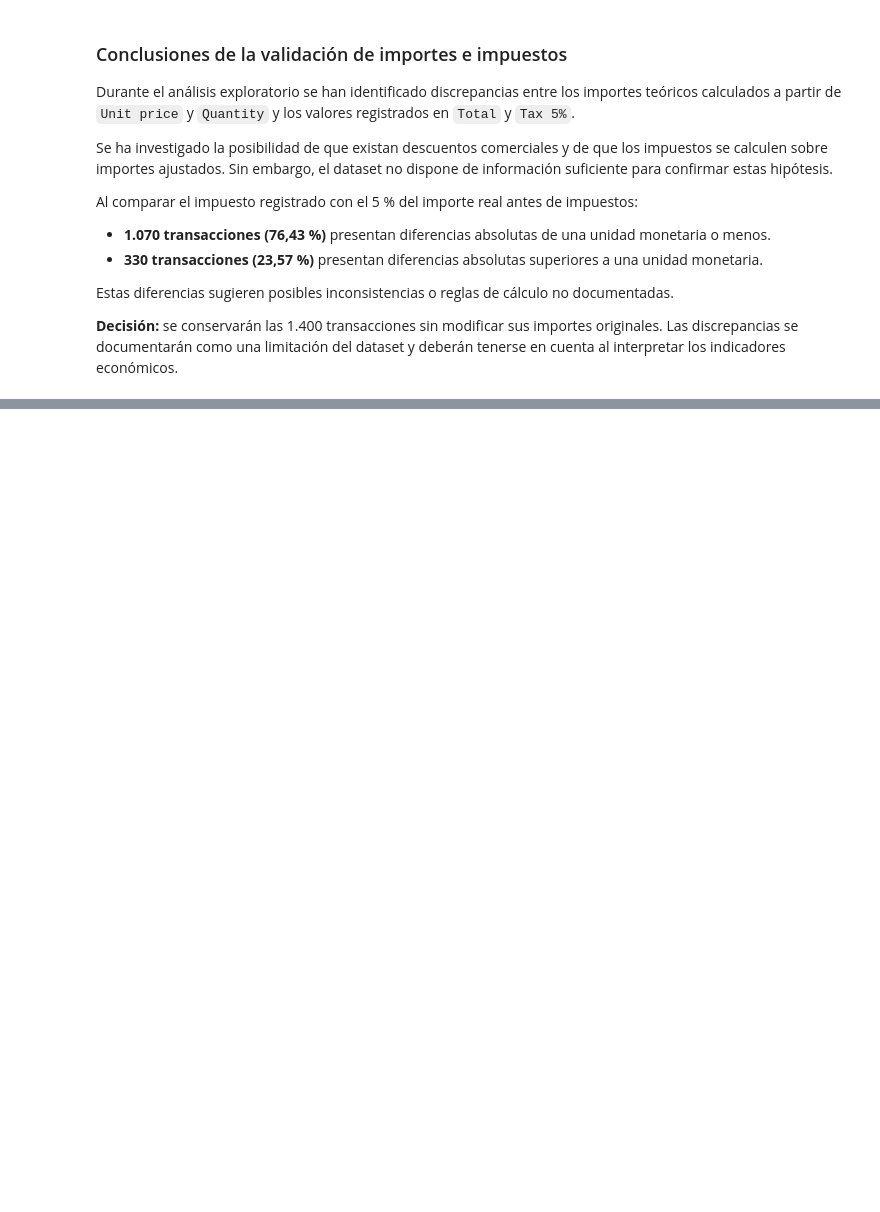
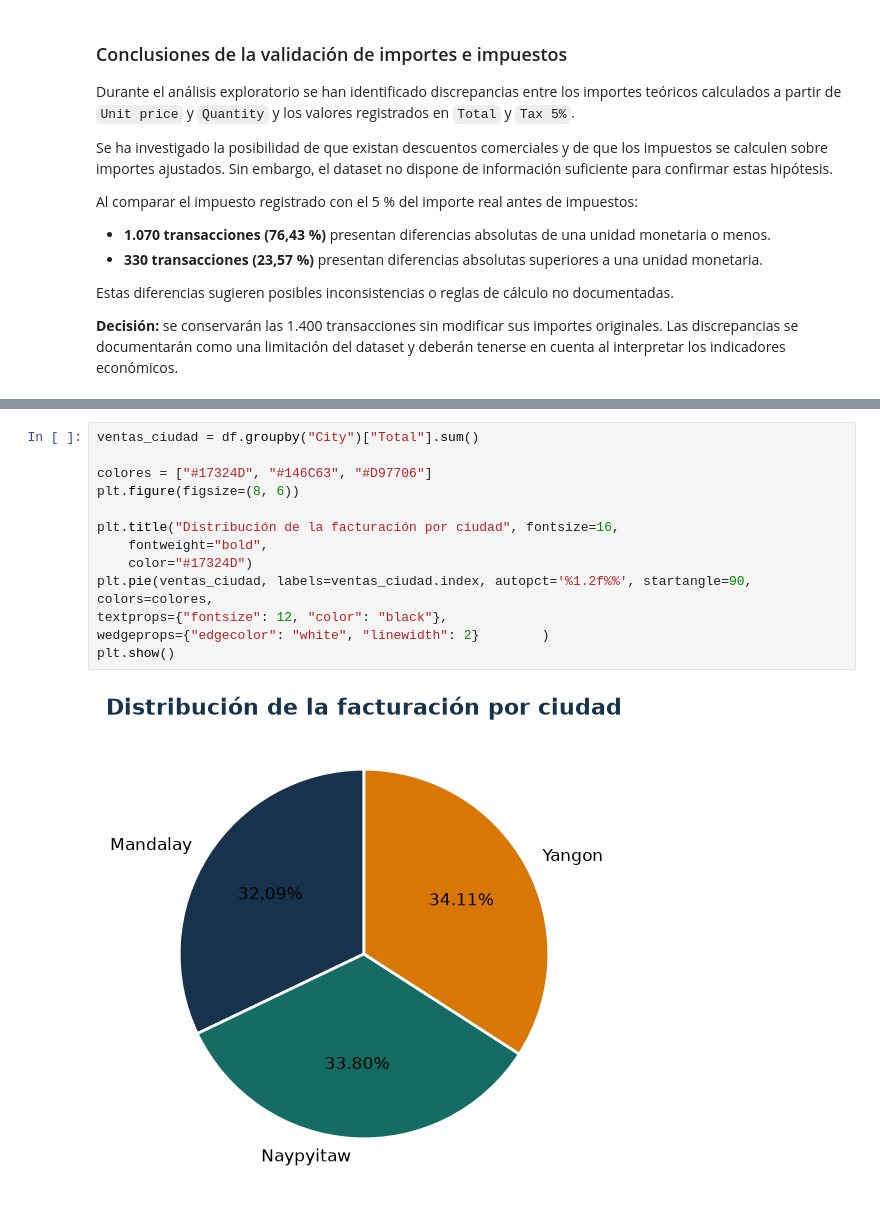
Before and after one commit to ramongomz-wq/EDA-Supermarket-Sales-CursoF5, a Jupyter notebook: notebooks/eda_supermarket.ipynb, the cells around one changed output, grey strips where cells are left out. Saved outputs shown, nothing was run; the diff lists cells and outputs as text; blank space fills up the shorter version.

Commit message:
Completar EDA con KPIs y visualizaciones

```diff
--- a/notebooks/eda_supermarket.ipynb
+++ b/notebooks/eda_supermarket.ipynb
@@ -472,0 +622,15 @@ Estas diferencias sugieren posibles inconsistencias o reglas de cálculo no docu
+# %%
+ventas_ciudad = df.groupby("City")["Total"].sum()
+
+colores = ["#17324D", "#146C63", "#D97706"]
+plt.figure(figsize=(8, 6))
+
+plt.title("Distribución de la facturación por ciudad", fontsize=16,
+    fontweight="bold",
+    color="#17324D")
+plt.pie(ventas_ciudad, labels=ventas_ciudad.index, autopct='%1.2f%%', startangle=90, colors=colores,
+textprops={"fontsize": 12, "color": "black"},
+wedgeprops={"edgecolor": "white", "linewidth": 2}        )
+plt.show()
+# %% [output]
+[figure, added]
```
Also changed, not shown: parts of 13 cells of this notebook.
